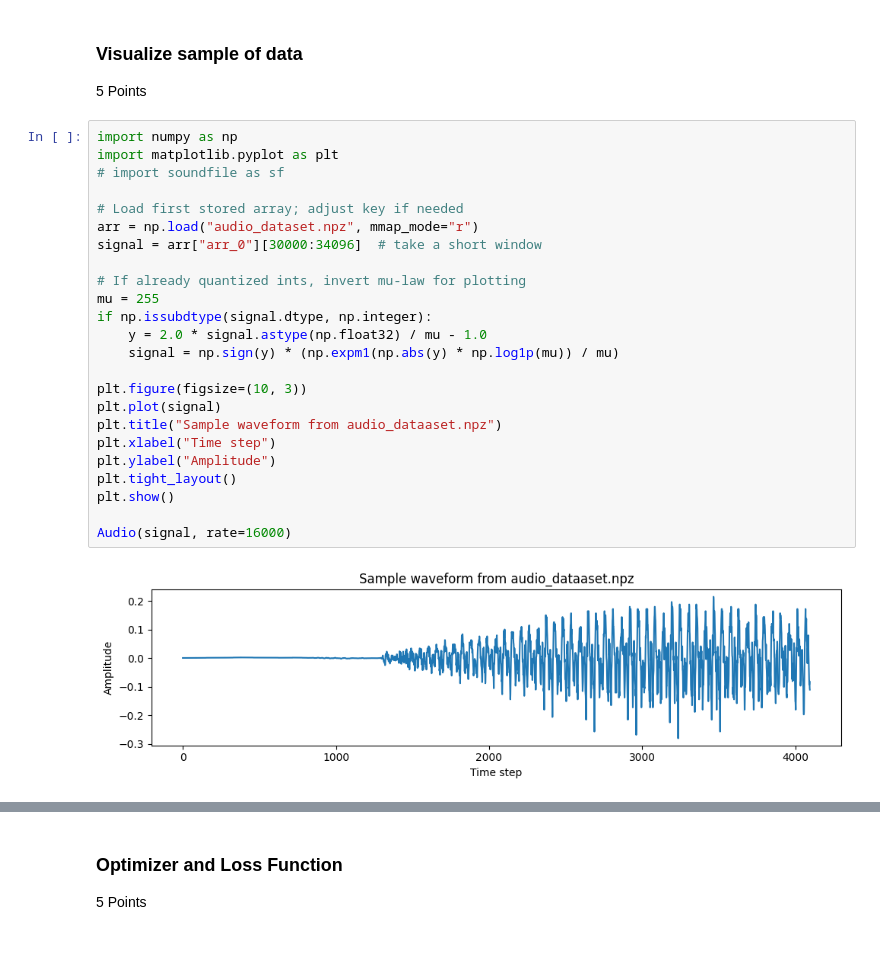
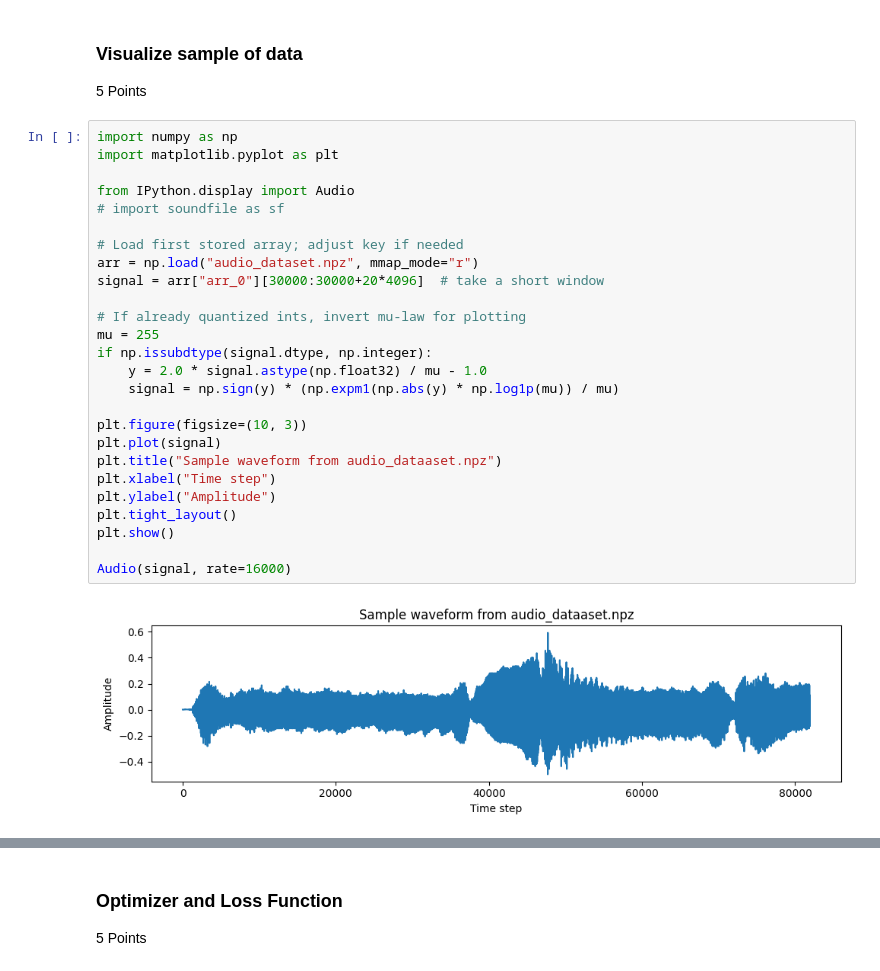
Before and after one commit to ParsaGhezelbash/Deep-Generative-Models, a Jupyter notebook: HW/HW 1/hw_01_generative.ipynb, the cells around one changed output, grey strips where cells are left out. Cells and saved outputs as stored; diff of their text form.

```diff
--- a/HW/HW 1/hw_01_generative.ipynb
+++ b/HW/HW 1/hw_01_generative.ipynb
@@ -653,29 +653,31 @@ def data_generation(data, fr, seq_len_segment, mu, device=device):
 # %%
 import numpy as np
 import matplotlib.pyplot as plt
+
+from IPython.display import Audio
 # import soundfile as sf
 
 # Load first stored array; adjust key if needed
 arr = np.load("audio_dataset.npz", mmap_mode="r")
-signal = arr["arr_0"][30000:34096]  # take a short window
+signal = arr["arr_0"][30000:30000+20*4096]  # take a short window
 
 # If already quantized ints, invert mu-law for plotting
 mu = 255
 if np.issubdtype(signal.dtype, np.integer):
     y = 2.0 * signal.astype(np.float32) / mu - 1.0
     signal = np.sign(y) * (np.expm1(np.abs(y) * np.log1p(mu)) / mu)
 
 plt.figure(figsize=(10, 3))
 plt.plot(signal)
 plt.title("Sample waveform from audio_dataaset.npz")
 plt.xlabel("Time step")
 plt.ylabel("Amplitude")
 plt.tight_layout()
 plt.show()
 
 Audio(signal, rate=16000)
 # %% [output]
-[figure, old version]
+[figure, new version]
 [interactive output not drawn]
 # %% [markdown]
 ### Optimizer and Loss Function
```
Also changed, not shown: parts of 5 cells of this notebook.
